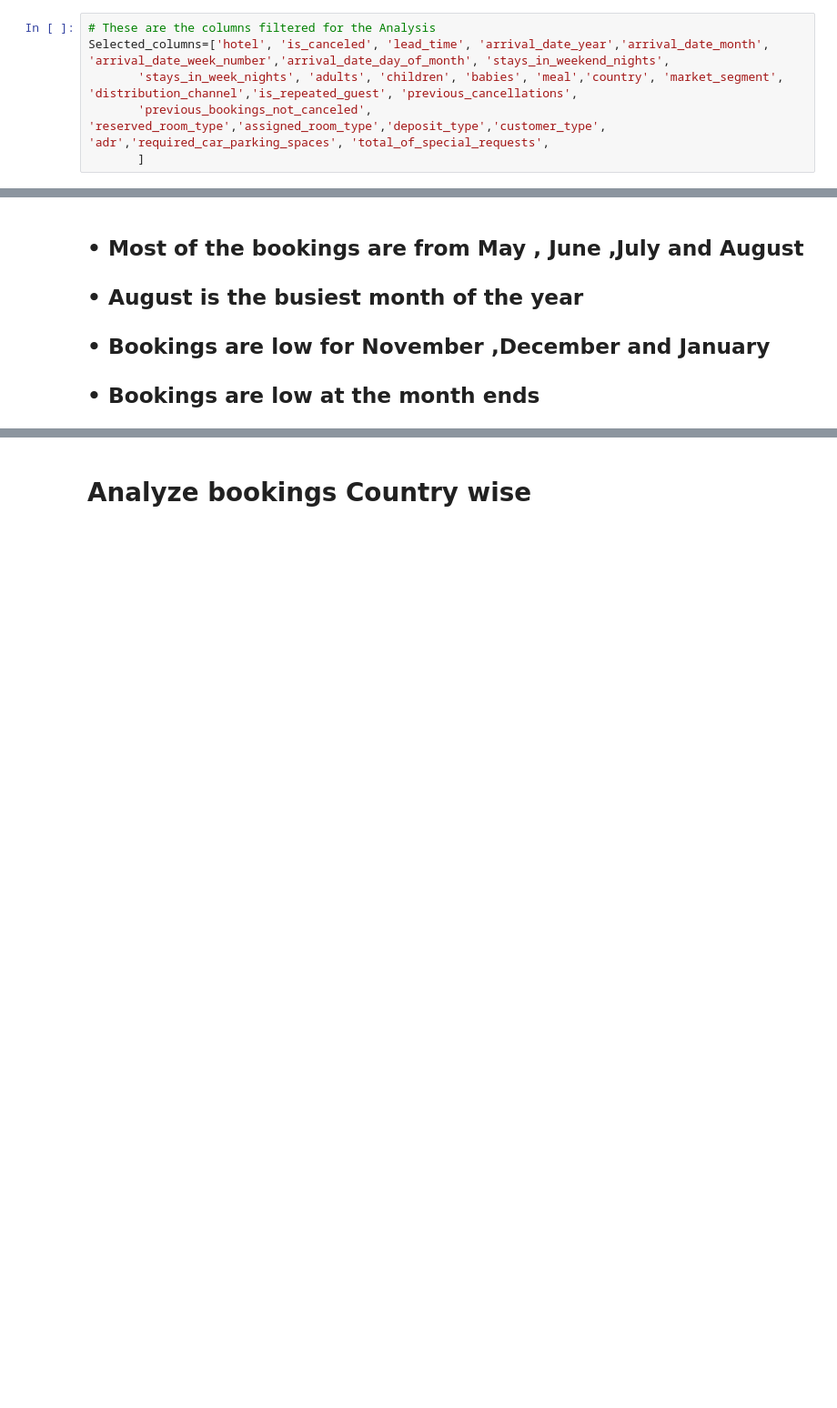
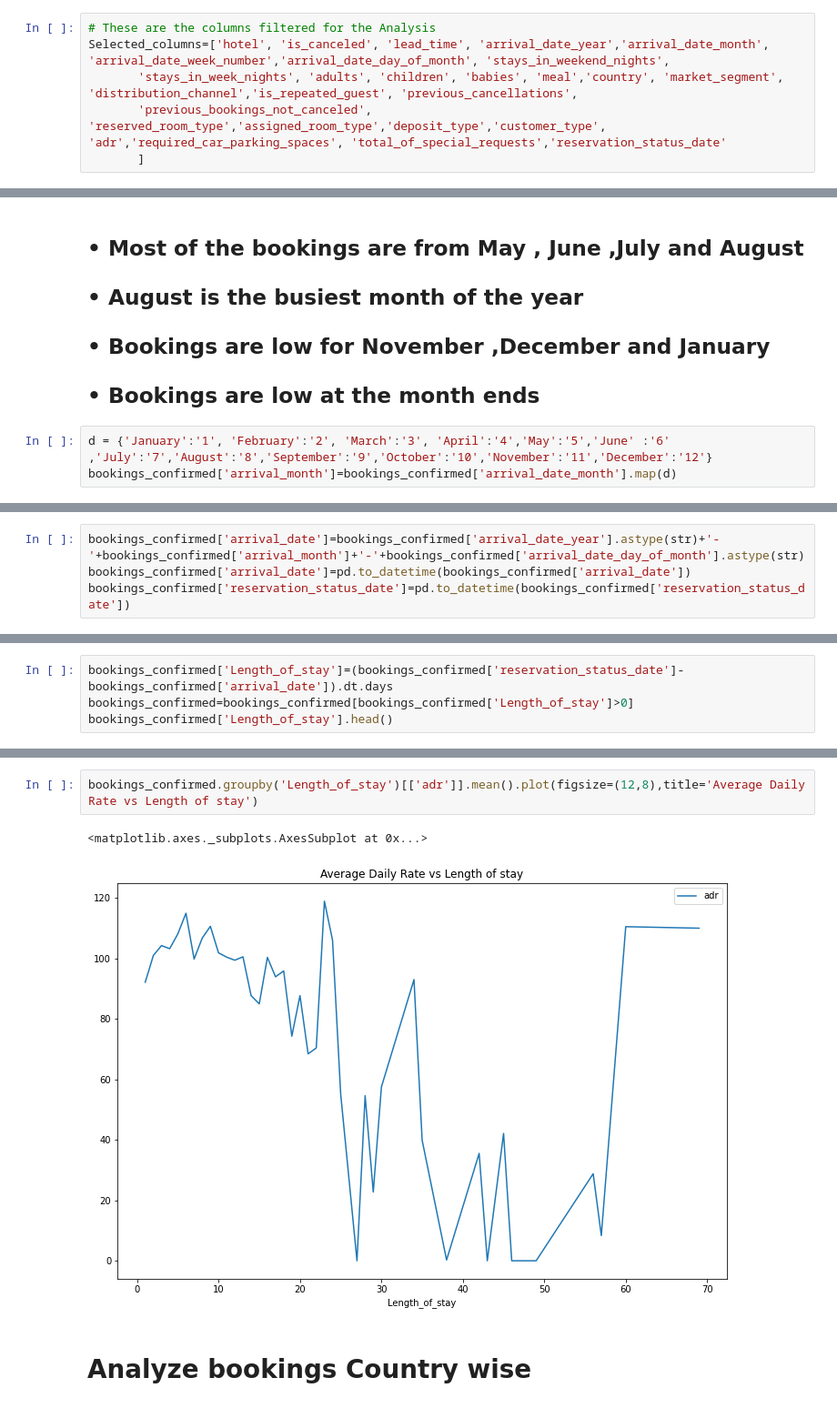
Before and after one commit to Dany511/Coursera_Capstone, a Jupyter notebook: Copy_of_Hotel_Booking_Analysis_Capstone_Project.ipynb, the cells around one changed output, grey strips where cells are left out. Shown at 91% size. Saved outputs shown, nothing was run; the diff lists cells and outputs as text; blank space fills up the shorter version.

```diff
--- a/Copy_of_Hotel_Booking_Analysis_Capstone_Project.ipynb
+++ b/Copy_of_Hotel_Booking_Analysis_Capstone_Project.ipynb
@@ -132,7 +132,7 @@ data['children']=data['children'].fillna(0)
 # These are the columns filtered for the Analysis
 Selected_columns=['hotel', 'is_canceled', 'lead_time', 'arrival_date_year','arrival_date_month', 'arrival_date_week_number','arrival_date_day_of_month', 'stays_in_weekend_nights',
        'stays_in_week_nights', 'adults', 'children', 'babies', 'meal','country', 'market_segment', 'distribution_channel','is_repeated_guest', 'previous_cancellations',
-       'previous_bookings_not_canceled', 'reserved_room_type','assigned_room_type','deposit_type','customer_type', 'adr','required_car_parking_spaces', 'total_of_special_requests',
+       'previous_bookings_not_canceled', 'reserved_room_type','assigned_room_type','deposit_type','customer_type', 'adr','required_car_parking_spaces', 'total_of_special_requests','reservation_status_date'
        ]
 # %%
 # Create Copy of the dataset with Selected_columns
@@ -291,3 +291,6 @@ sns.countplot('arrival_date_day_of_month',data=bookings_confirmed,hue='hotel')
 ## • August is the busiest month of the year
 ## • Bookings are low for November ,December and January
 ## • Bookings are low at the month ends
+# %%
+d = {'January':'1', 'February':'2', 'March':'3', 'April':'4','May':'5','June' :'6' ,'July':'7','August':'8','September':'9','October':'10','November':'11','December':'12'}
+bookings_confirmed['arrival_month']=bookings_confirmed['arrival_date_month'].map(d)
@@ -293,0 +312,4 @@ sns.countplot('arrival_date_day_of_month',data=bookings_confirmed,hue='hotel')
+# %%
+bookings_confirmed['arrival_date']=bookings_confirmed['arrival_date_year'].astype(str)+'-'+bookings_confirmed['arrival_month']+'-'+bookings_confirmed['arrival_date_day_of_month'].astype(str)
+bookings_confirmed['arrival_date']=pd.to_datetime(bookings_confirmed['arrival_date'])
+bookings_confirmed['reservation_status_date']=pd.to_datetime(bookings_confirmed['reservation_status_date'])
@@ -293,0 +332,4 @@ sns.countplot('arrival_date_day_of_month',data=bookings_confirmed,hue='hotel')
+# %%
+bookings_confirmed['Length_of_stay']=(bookings_confirmed['reservation_status_date']-bookings_confirmed['arrival_date']).dt.days
+bookings_confirmed=bookings_confirmed[bookings_confirmed['Length_of_stay']>0]
+bookings_confirmed['Length_of_stay'].head()
@@ -294,3 +350,8 @@ sns.countplot('arrival_date_day_of_month',data=bookings_confirmed,hue='hotel')
+# %%
+bookings_confirmed.groupby('Length_of_stay')[['adr']].mean().plot(figsize=(12,8),title='Average Daily Rate vs Length of stay')
+# %% [output]
+<matplotlib.axes._subplots.AxesSubplot at 0x...>
+[figure, added]
 # %% [markdown]
 # Analyze bookings Country wise
 # %%
```
Also changed, not shown: parts of 6 cells of this notebook.
